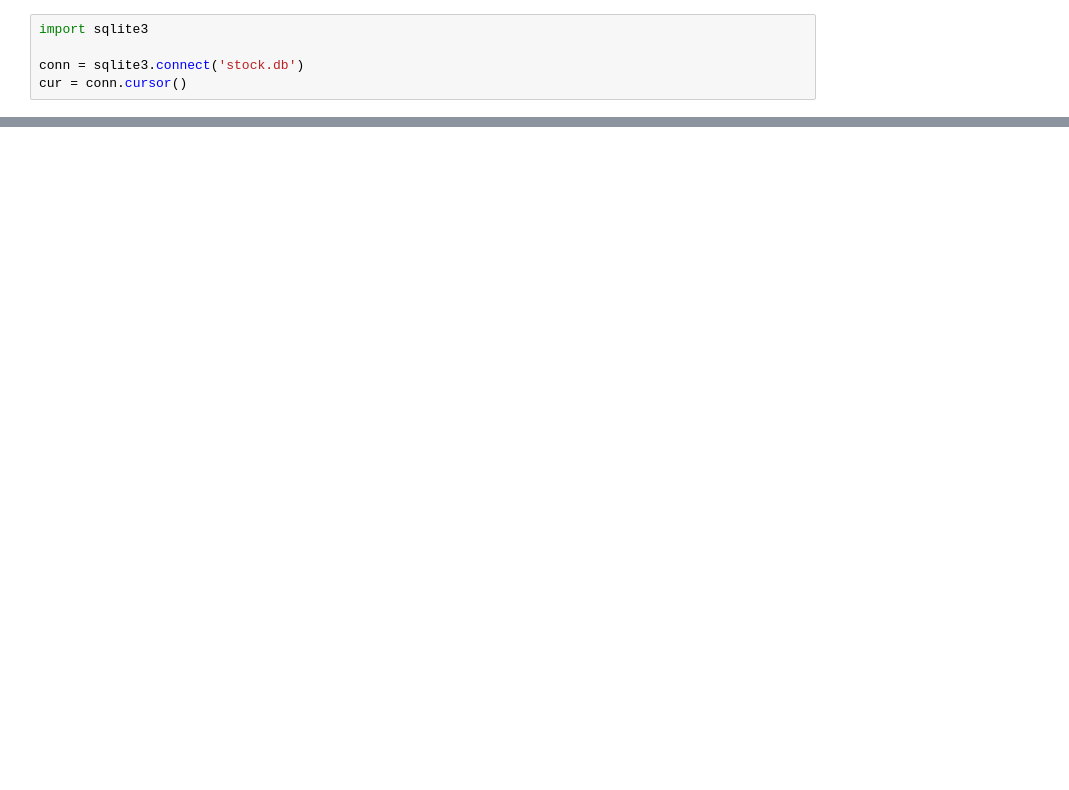
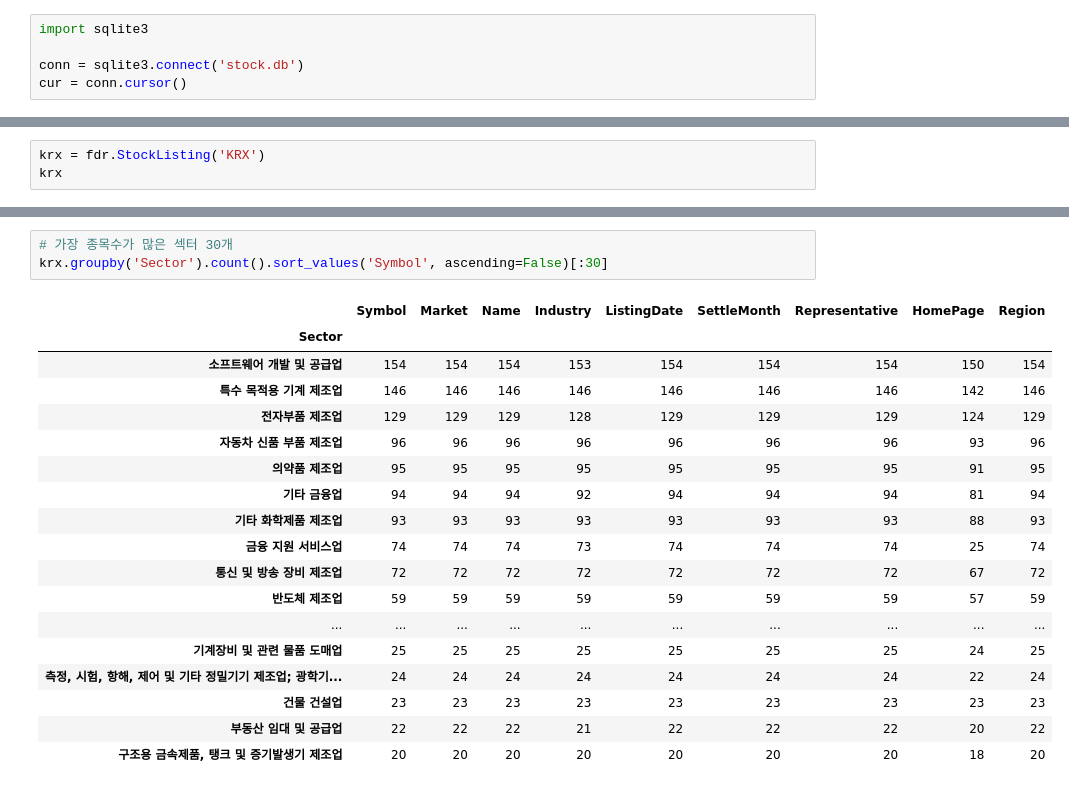
Before and after one commit to seokhee516/Stock-Market-Dashboard-Project, a Jupyter notebook: test.ipynb, the cells around one changed output, grey strips where cells are left out. Drawn from its saved outputs; the diff is of its cells as text; blank space fills up the shorter version.

```diff
--- a/test.ipynb
+++ b/test.ipynb
@@ -90,0 +87,3 @@ InterfaceError: Error binding parameter 6 - probably unsupported type.
+# %%
+krx = fdr.StockListing('KRX')
+krx
@@ -90,0 +104,22 @@ InterfaceError: Error binding parameter 6 - probably unsupported type.
+# %%
+# 가장 종목수가 많은 섹터 30개
+krx.groupby('Sector').count().sort_values('Symbol', ascending=False)[:30]
+# %% [output]
+|  | Symbol | Market | Name | Industry | ListingDate | SettleMonth | Representative | HomePage | Region |
+| Sector |  |  |  |  |  |  |  |  |  |
+| 소프트웨어 개발 및 공급업 | 154 | 154 | 154 | 153 | 154 | 154 | 154 | 150 | 154 |
+| 특수 목적용 기계 제조업 | 146 | 146 | 146 | 146 | 146 | 146 | 146 | 142 | 146 |
+| 전자부품 제조업 | 129 | 129 | 129 | 128 | 129 | 129 | 129 | 124 | 129 |
+| 자동차 신품 부품 제조업 | 96 | 96 | 96 | 96 | 96 | 96 | 96 | 93 | 96 |
+| 의약품 제조업 | 95 | 95 | 95 | 95 | 95 | 95 | 95 | 91 | 95 |
+| 기타 금융업 | 94 | 94 | 94 | 92 | 94 | 94 | 94 | 81 | 94 |
+| 기타 화학제품 제조업 | 93 | 93 | 93 | 93 | 93 | 93 | 93 | 88 | 93 |
+| 금융 지원 서비스업 | 74 | 74 | 74 | 73 | 74 | 74 | 74 | 25 | 74 |
+| 통신 및 방송 장비 제조업 | 72 | 72 | 72 | 72 | 72 | 72 | 72 | 67 | 72 |
+| 반도체 제조업 | 59 | 59 | 59 | 59 | 59 | 59 | 59 | 57 | 59 |
+| ... | ... | ... | ... | ... | ... | ... | ... | ... | ... |
+| 기계장비 및 관련 물품 도매업 | 25 | 25 | 25 | 25 | 25 | 25 | 25 | 24 | 25 |
+| 측정, 시험, 항해, 제어 및 기타 정밀기기 제조업; 광학기... | 24 | 24 | 24 | 24 | 24 | 24 | 24 | 22 | 24 |
+| 건물 건설업 | 23 | 23 | 23 | 23 | 23 | 23 | 23 | 23 | 23 |
+| 부동산 임대 및 공급업 | 22 | 22 | 22 | 21 | 22 | 22 | 22 | 20 | 22 |
+| 구조용 금속제품, 탱크 및 증기발생기 제조업 | 20 | 20 | 20 | 20 | 20 | 20 | 20 | 18 | 20 |
```
Also changed, not shown: parts of 30 cells of this notebook, 2 other files.
